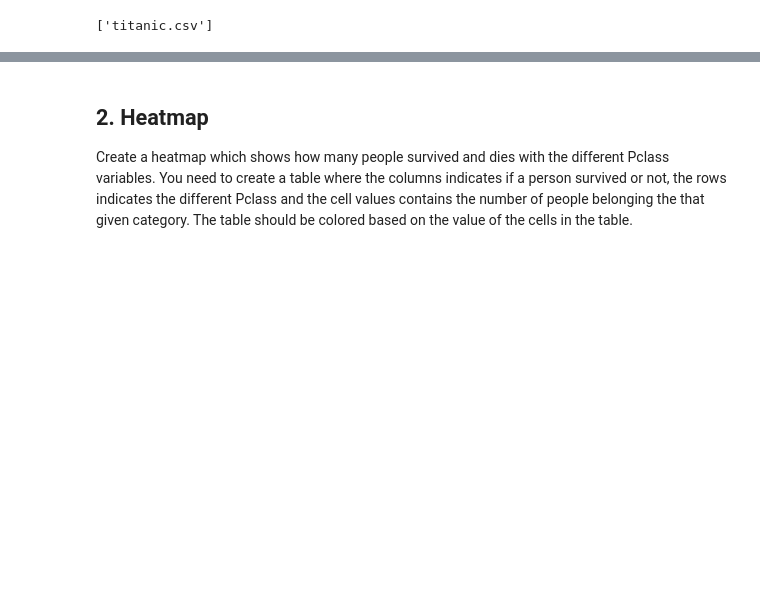
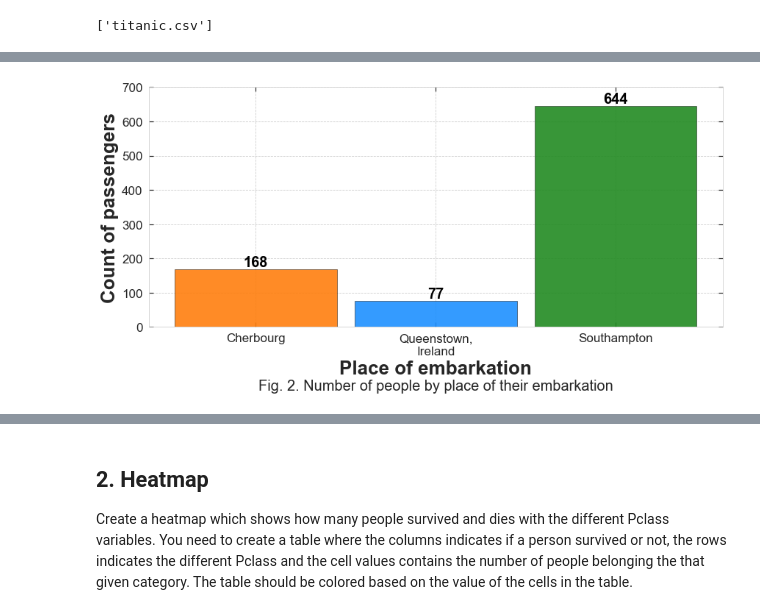
Before and after one commit to masterdesky/ELTE-data-mining-2020, a Jupyter notebook: Homeworks/Week 1/homework_1.ipynb, the cells around one changed output, grey strips where cells are left out. Cells and saved outputs as stored; diff of their text form; code cells hidden in the pictures; blank space fills up the shorter version.

```diff
--- a/Homeworks/Week 1/homework_1.ipynb
+++ b/Homeworks/Week 1/homework_1.ipynb
@@ -90,3 +129,17 @@ sns.set_style({'axes.axisbelow': True,
+# %%
+# To enumerate classes on the ship
+classes_lut = {
+    '1' : '1st class',
+    '2' : '2nd class',
+    '3' : '3rd class'
+}
+
+# Historically well-known locations
+embark_lut = {
+    'C' : 'Cherbourg',
+    'Q' : 'Queenstown,\nIreland',
+    'S' : 'Southampton'
+}
 # %% [markdown]
 ## 1. Preprocessing
 
@@ -124,0 +213,30 @@ display(df.tail())
+# %%
+embark_col = df['Embarked']
+embark_num = np.unique(embark_col[~embark_col.isna()], return_counts=True)
+embark_types = [embark_lut[str(c)] for c in embark_num[0]]
+# %%
+nrows = 1
+ncols = 1
+fig, axes = plt.subplots(nrows, ncols, figsize=(ncols*14, nrows*6))
+
+axes.bar(embark_types, embark_num[1], width=0.9,
+         color=list(embarked_palette.values()), alpha=alpha,
+         ec='black', lw=0.5, align='center')
+# Write height value of bars over them for clarity
+for i, v in enumerate(embark_num[1]):
+    axes.text(x=i, y=(v+axistextsize), s=str(int(v)),
+              ha='center', va='center',
+              color='black',
+              fontsize=axistextsize, fontweight='bold')
+# Just for the over-bar number to look better
+axes.set_ylim(None, 700)
+
+axes.set_title('Fig. 2. Number of people by place of their embarkation',
+               fontsize=axistitlesize, y=-0.28)
+axes.set_xlabel('Place of embarkation', fontsize=axislabelsize, fontweight='bold')
+axes.set_ylabel('Count of passengers', fontsize=axislabelsize, fontweight='bold')
+axes.tick_params(axis='both', which='major', labelsize=axisticksize, pad=8)
+
+plt.show()
+# %% [output]
+[figure, added]
```
Also changed, not shown: parts of 62 cells of this notebook, 1 other file.
